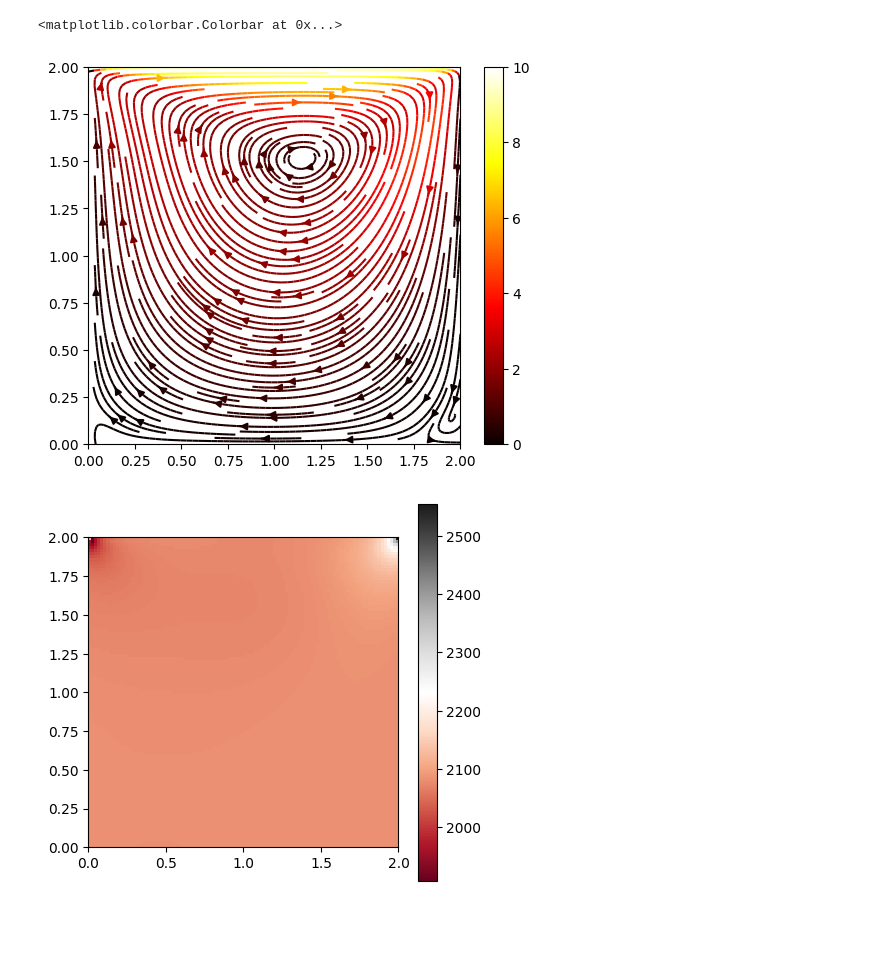
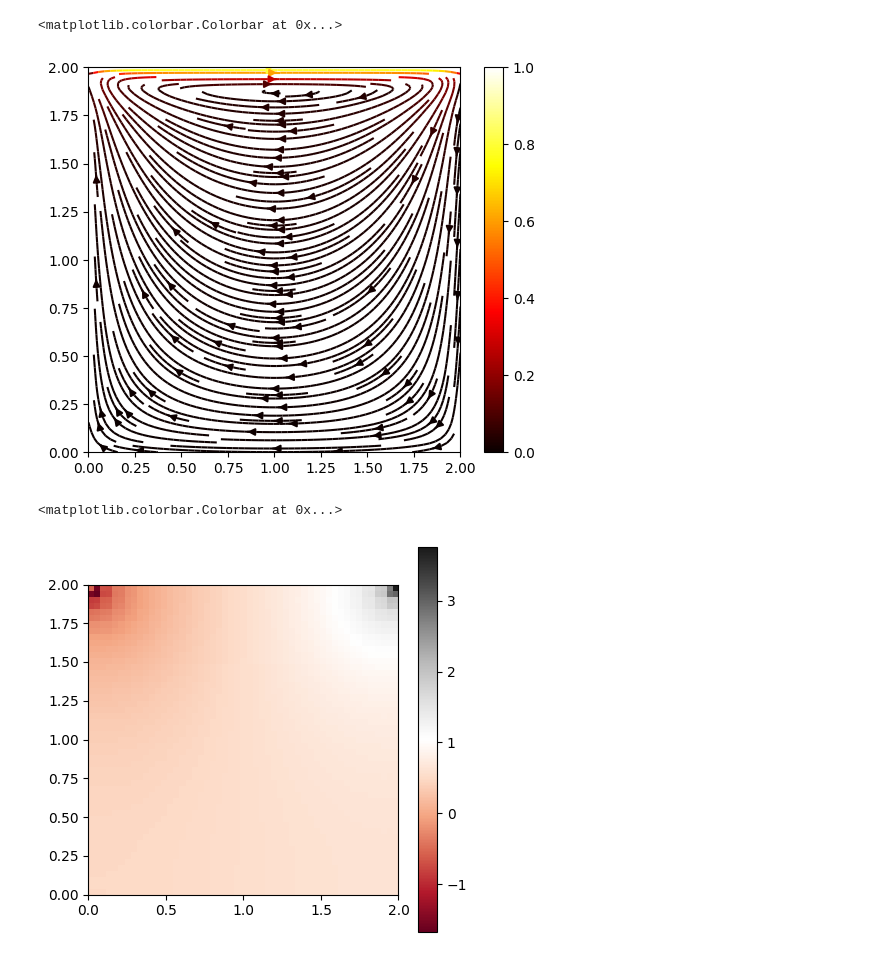
Before and after one commit to rezendervp/chemical-engineering, a Jupyter notebook: Cavity_Flow.ipynb, the cells around one changed output. Saved outputs shown, nothing was run; the diff lists cells and outputs as text; code cells hidden in the pictures; blank space fills up the shorter version.

```diff
--- a/Cavity_Flow.ipynb
+++ b/Cavity_Flow.ipynb
@@ -75,11 +75,11 @@ def cavityFlow(nt, u, v, dt, dx, dy, p, rho, nu):
 
     return u, v, p
 # %%
-nx = 101
-ny = 101
-nt = 5000
+nx = 51
+ny = 51
+nt = 200
 nit = 50
-Uwall=10.
+Uwall=1.
 dx = 1.0/(nx-1)
 dy = 1.0/(ny-1)
 x = np.linspace(0,2,nx)
@@ -114,15 +114,15 @@ plt.streamplot(x,y,u,v, density=2, color = ((u**2+v**2)**(0.5)), cmap='hot')
 plt.colorbar()
 # %% [output]
 <matplotlib.colorbar.Colorbar at 0x...>
-[figure, old version]
+[figure, new version]
 # %%
 fig = plt.figure(figsize=(5,5), dpi=100)
 plt.imshow(p, extent=[0, 2, 0, 2], origin='lower',
            cmap='RdGy')
 plt.colorbar()
-plt.axis(aspect='image');
 # %% [output]
+<matplotlib.colorbar.Colorbar at 0x...>
-[figure, old version]
+[figure, new version]
 # %%
 fig = plt.figure(figsize=(5,5), dpi=100)
 contours = plt.contour(X, Y, p, 20, colors='black')
```
Also changed, not shown: parts of 2 cells of this notebook.
